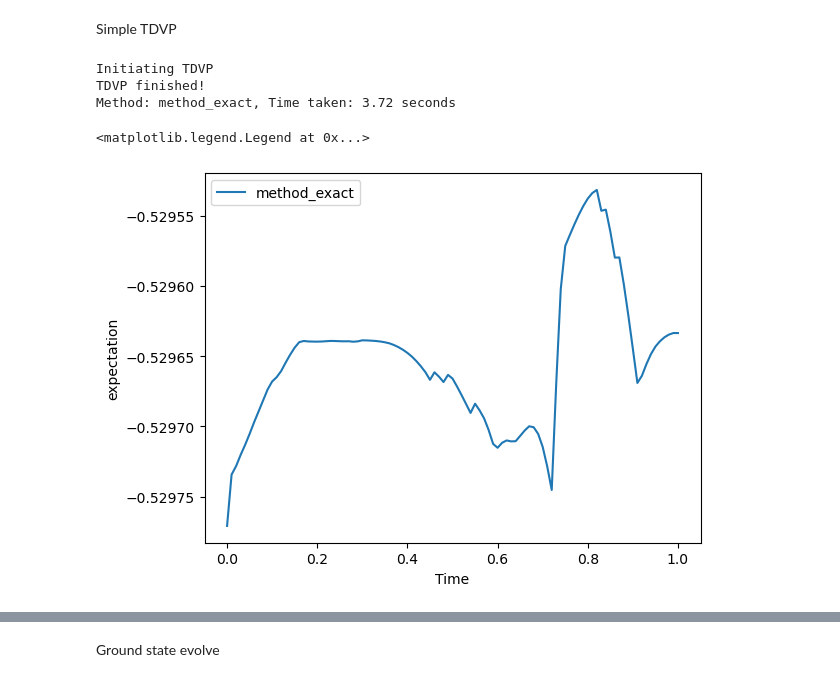
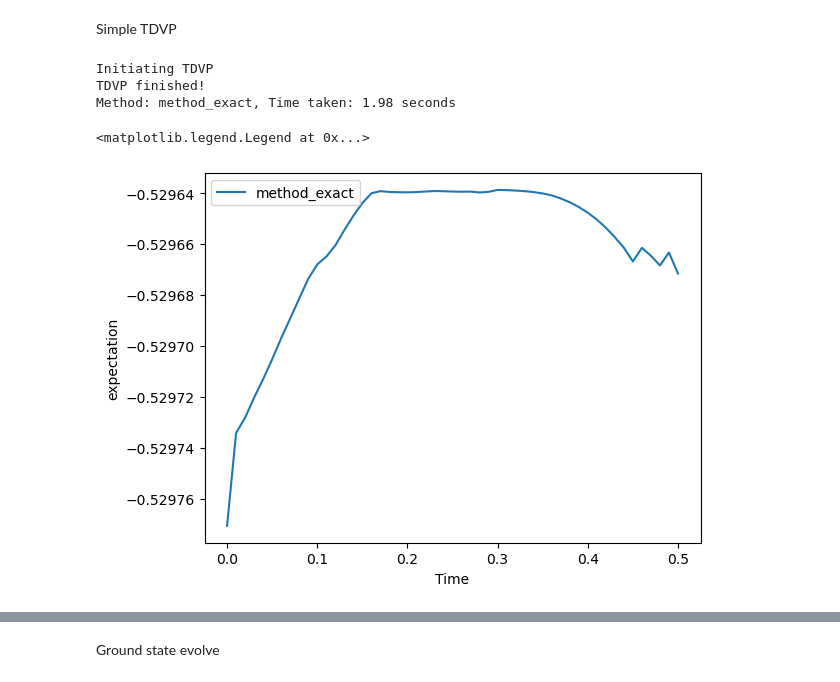
Before and after one commit to OscarCharlieST/quantum-tensor, a Jupyter notebook: active.ipynb, the cells around one changed output, grey strips where cells are left out. Saved outputs shown, nothing was run; the diff lists cells and outputs as text; code cells hidden in the pictures.

```diff
--- a/active.ipynb
+++ b/active.ipynb
@@ -26,26 +28,26 @@ Simple TDVP
 # %%
 import time
 
-t_f = 1
-steps = 100
+t_f = 0.5
+steps = 50
 methods = [sim.method_exact]
 
 fig, ax = plt.subplots(1, 1)
 ax.set_xlabel('Time')
 ax.set_ylabel('expectation')
 for method in methods:
     psi_copy = copy.deepcopy(psi)
     ti = time.time()
     s_hist, _ = tdvp(psi_copy, H, t_f, steps, method=method, history=True)
     t_real = time.time() - ti
     print(f"Method: {str(method).split()[1]}, Time taken: {t_real:.2f} seconds")
     t = list(s_hist.keys())
     expecs = [ops.local_expect(state, H_term) for state in s_hist.values()]
     ax.plot(t, expecs, label=str(method).split()[1])
 ax.legend()
 # %% [output]
 Initiating TDVP
 TDVP finished!
-Method: method_exact, Time taken: 3.72 seconds
+Method: method_exact, Time taken: 1.98 seconds
 <matplotlib.legend.Legend at 0x...>
-[figure, old version]
+[figure, new version]
```
Also changed, not shown: parts of 26 cells of this notebook.
